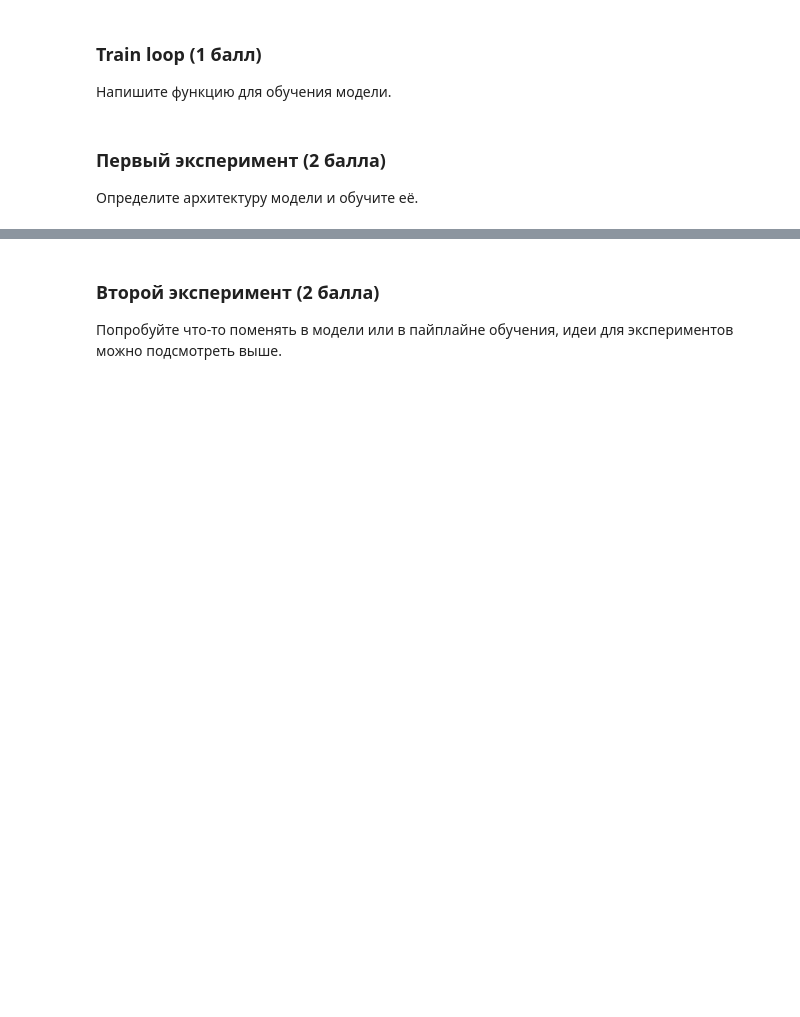
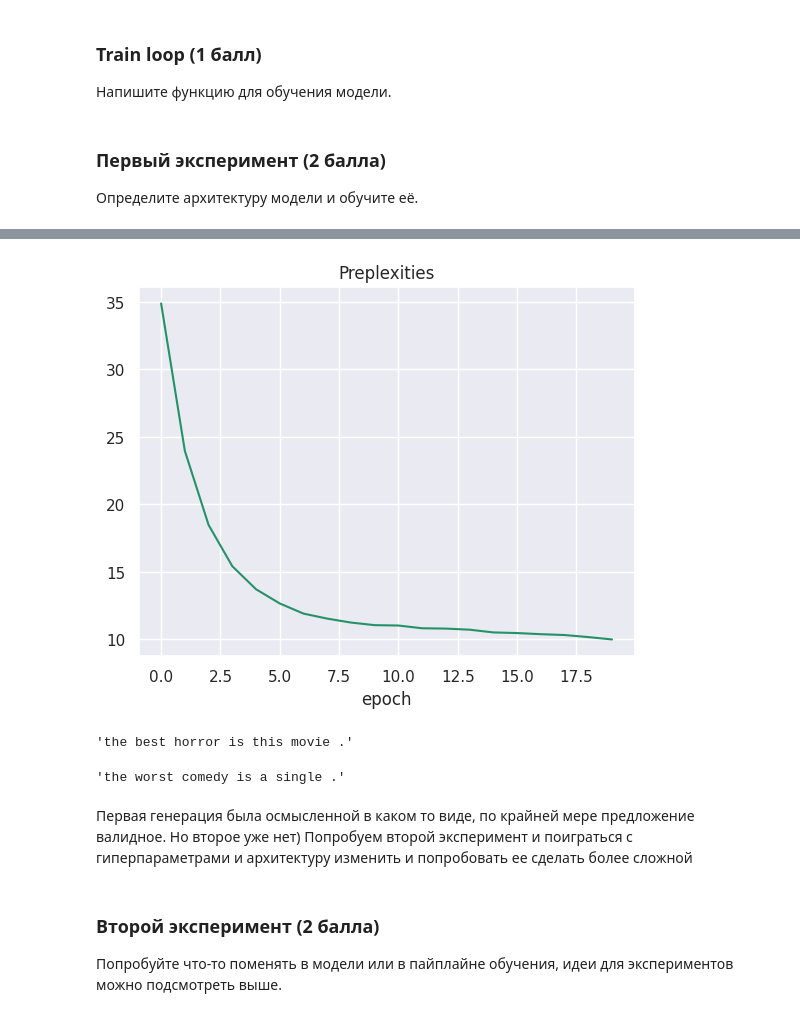
Before and after one commit to blckvia/Blckvia, a Jupyter notebook: hw_language_modelling.ipynb, the cells around one changed output, grey strips where cells are left out. Drawn from its saved outputs; the diff is of its cells as text; code cells hidden in the pictures; blank space fills up the shorter version.

```diff
--- a/hw_language_modelling.ipynb
+++ b/hw_language_modelling.ipynb
@@ -295,0 +324,7 @@ class LanguageModel(nn.Module):
+# %%
+plt.plot(np.arange(len(preplexitites)), preplexitites)
+plt.title("Preplexities")
+plt.xlabel("epoch")
+plt.show()
+# %% [output]
+[figure, added]
@@ -296,3 +370,13 @@ class LanguageModel(nn.Module):
+# %%
+generate_sequence(model, starting_seq='the best horror is ')
+# %% [output]
+'the best horror is this movie .'
+# %%
+generate_sequence(model, starting_seq='the worst comedy is ')
+# %% [output]
+'the worst comedy is a single .'
+# %% [markdown]
+Первая генерация была осмысленной в каком то виде, по крайней мере предложение валидное. Но второе уже нет) Попробуем второй эксперимент и поиграться с гиперпараметрами и архитектуру изменить и попробовать ее сделать более сложной
 # %% [markdown]
 ### Второй эксперимент (2 балла)
 
```
Also changed, not shown: parts of 17 cells of this notebook.
